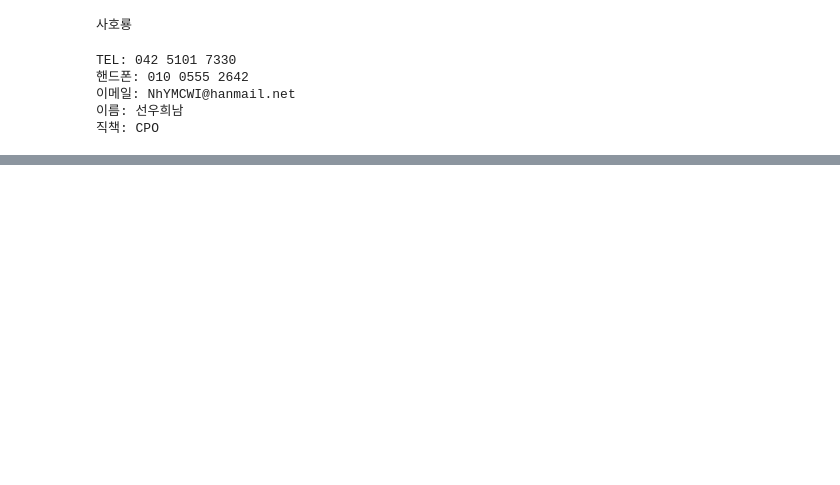
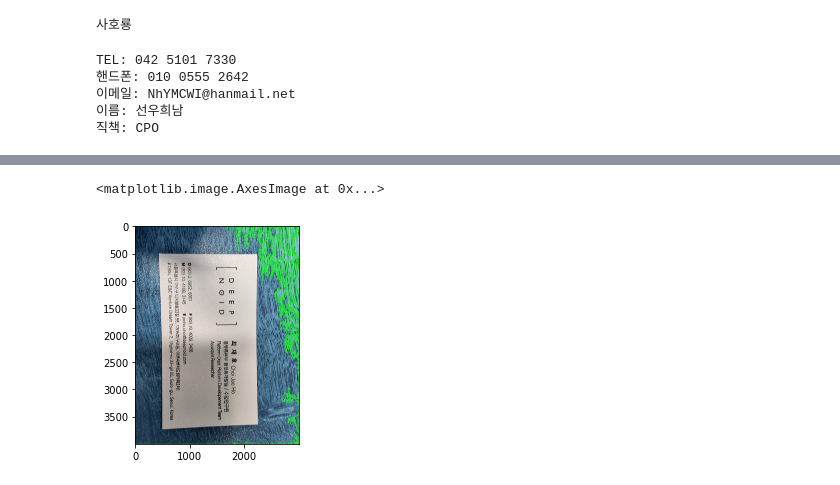
Before and after one commit to ler0n/post-ocr-parsing, a Jupyter notebook: data/pickle/tmp.ipynb, the cells around one changed output, grey strips where cells are left out. Drawn from its saved outputs; the diff is of its cells as text; code cells hidden in the pictures; blank space fills up the shorter version.

```diff
--- a/data/pickle/tmp.ipynb
+++ b/data/pickle/tmp.ipynb
@@ -94,0 +112,8 @@ TEL: 042 5101 7330
+# %%
+contours, hier = cv2.findContours(binary, cv2.RETR_EXTERNAL, cv2.CHAIN_APPROX_NONE)
+# %%
+contours_image = cv2.drawContours(image, contours, -1, (0,255,0), 3)
+plt.imshow(contours_image)
+# %% [output]
+<matplotlib.image.AxesImage at 0x...>
+[figure, added]
```
Also changed, not shown: parts of 3 cells of this notebook, 2 other files.
